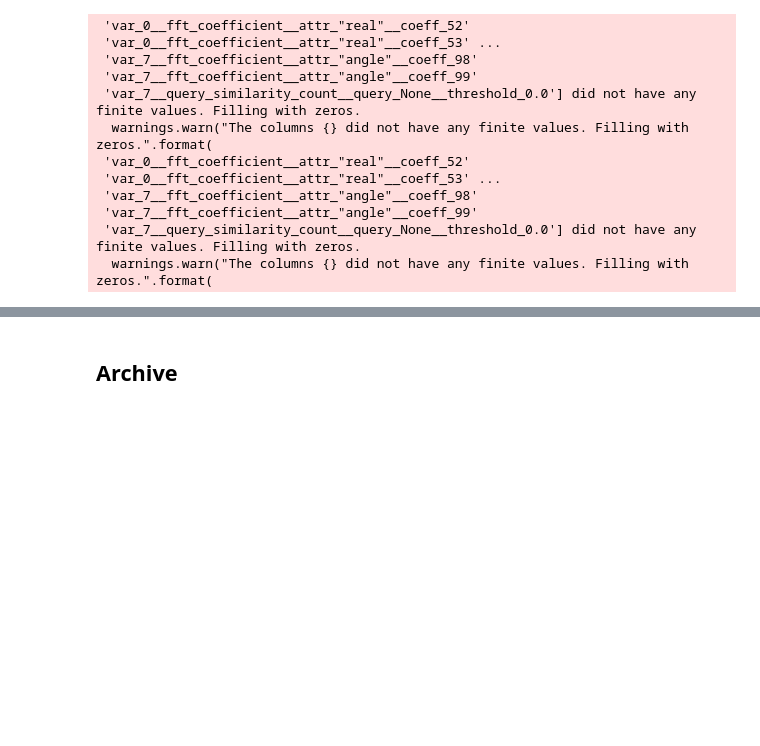
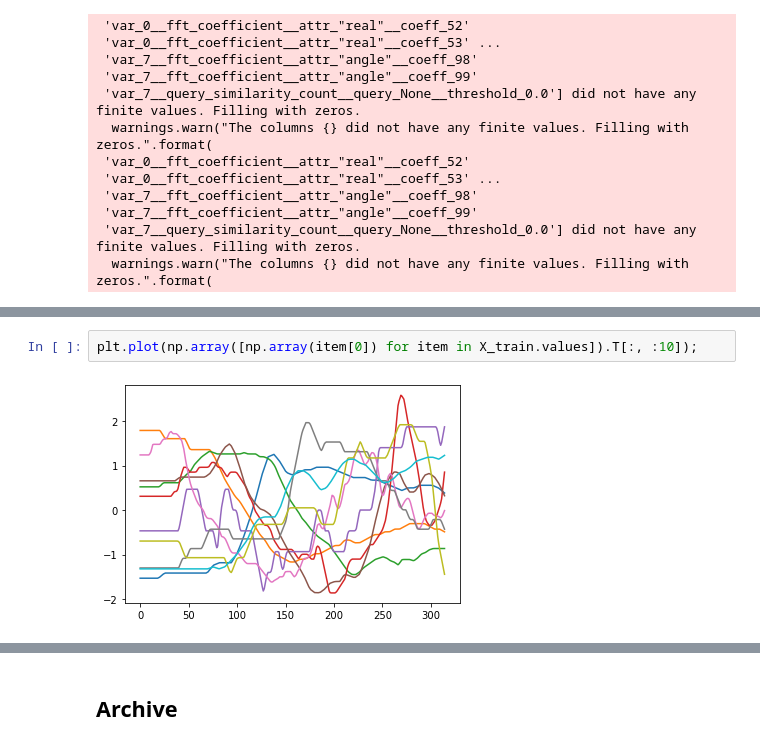
Before and after one commit to williamgilpin/dysts, a Jupyter notebook: benchmarks/transfer_learning.ipynb, the cells around one changed output, grey strips where cells are left out. Drawn from its saved outputs; the diff is of its cells as text; blank space fills up the shorter version.

```diff
--- a/benchmarks/transfer_learning.ipynb
+++ b/benchmarks/transfer_learning.ipynb
@@ -376,0 +457,4 @@ DodgerLoopWeekend
+# %%
+plt.plot(np.array([np.array(item[0]) for item in X_train.values]).T[:, :10]);
+# %% [output]
+[figure, added]
```
Also changed, not shown: parts of 8 cells of this notebook, 2 other files.
